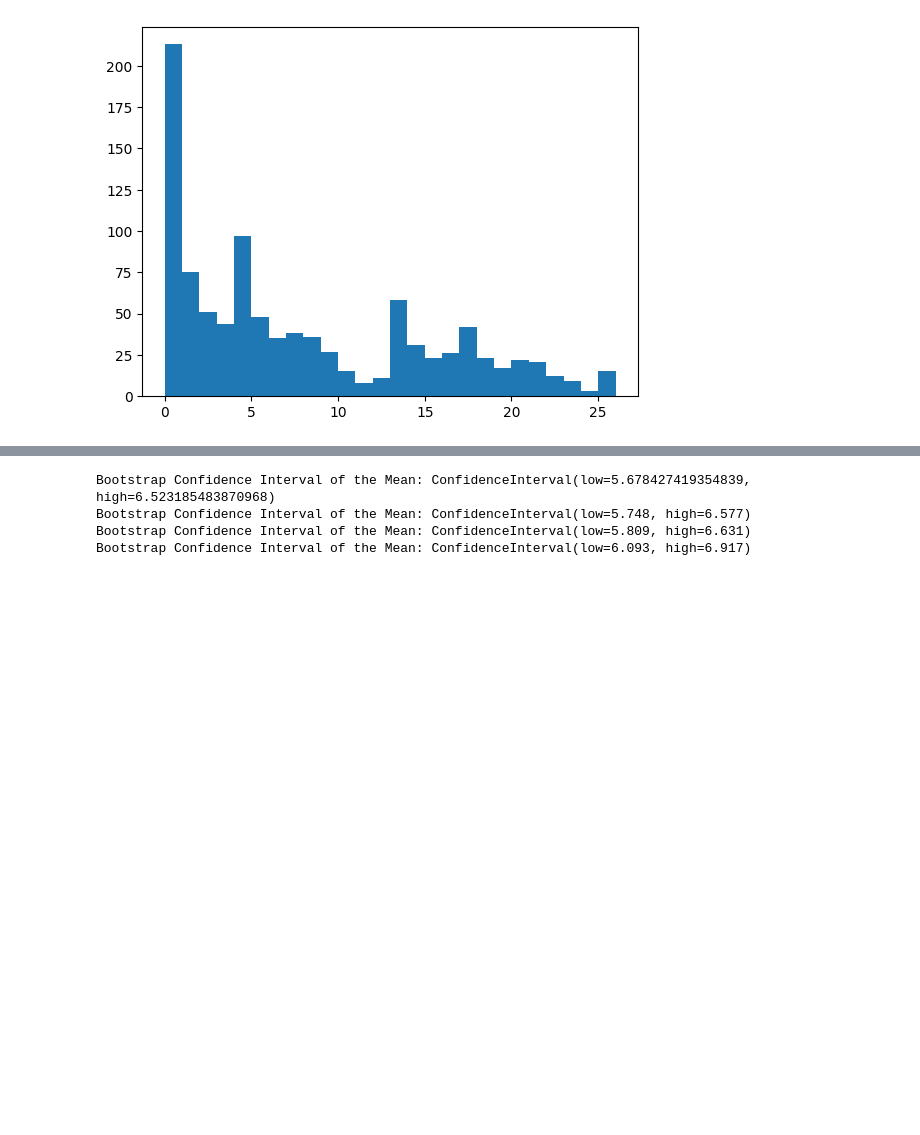
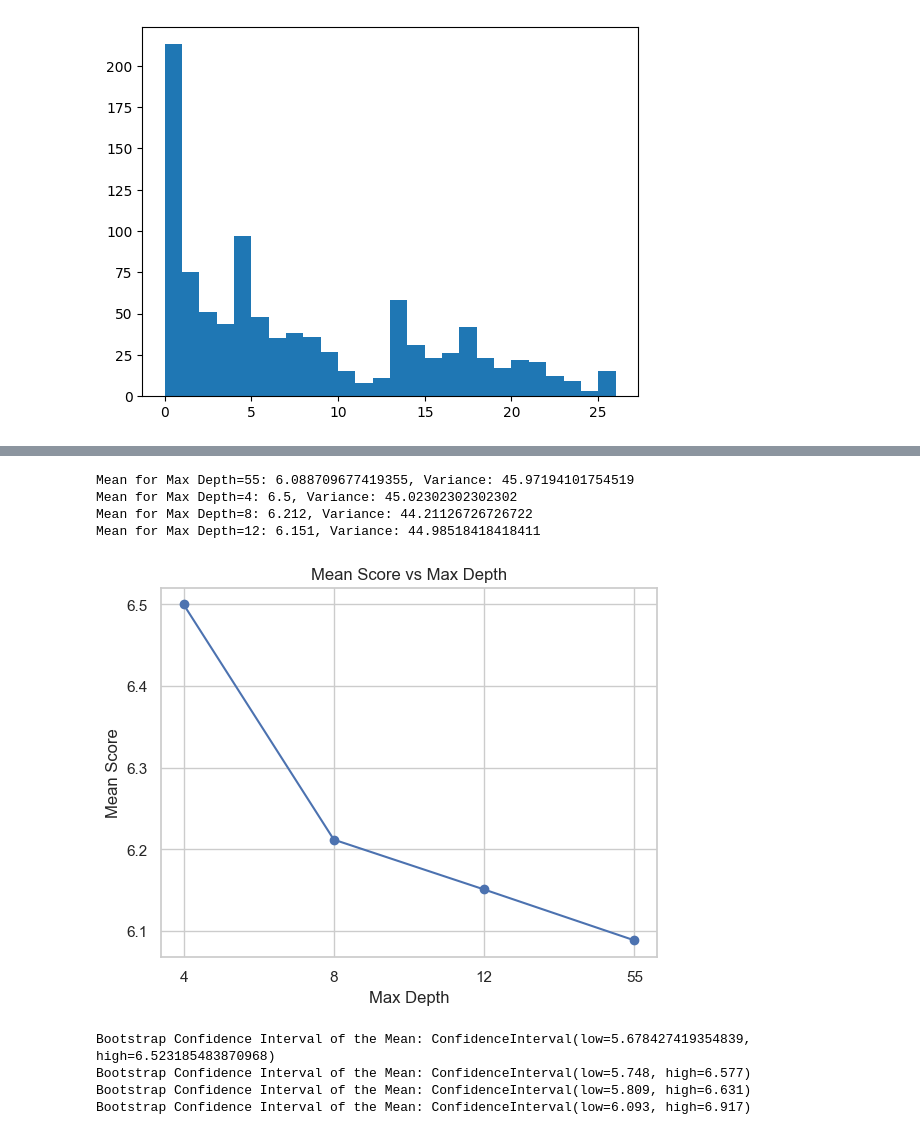
Before and after one commit to SirLeoIV/PlayIT, a Jupyter notebook: src/main/java/com/group09/playit/experiments/plots.ipynb, the cells around one changed output, grey strips where cells are left out. Cells and saved outputs as stored; diff of their text form; code cells hidden in the pictures; blank space fills up the shorter version.

```diff
--- a/src/main/java/com/group09/playit/experiments/plots.ipynb
+++ b/src/main/java/com/group09/playit/experiments/plots.ipynb
@@ -387,3 +296,42 @@ Accept the null hypothesis that MCTS with MAX_DEPTH=55 performs the same on aver
+# %%
+import pandas as pd
+import matplotlib.pyplot as plt
+
+df_depth_55 = pd.read_csv('results/MCTSAgent_Smart-SmartAgent.csv')
+df_depth_4 = pd.read_csv('results/MCTSAgent_Smart-SmartAgent-EXP_2-MAX_DEPTH_4.csv')
+df_depth_8 = pd.read_csv('results/MCTSAgent_Smart-SmartAgent-EXP_2-MAX_DEPTH_8.csv')
+df_depth_12 = pd.read_csv('results/MCTSAgent_Smart-SmartAgent-EXP_2-MAX_DEPTH_12.csv')
+
+mean_depth_55 = df_depth_55['MCTSAgent_Smart'].mean()
+variance_depth_55 = df_depth_55['MCTSAgent_Smart'].var()
+
+mean_depth_4 = df_depth_4['MCTSAgent_Smart'].mean()
+variance_depth_4 = df_depth_4['MCTSAgent_Smart'].var()
+
+mean_depth_8 = df_depth_8['MCTSAgent_Smart'].mean()
+variance_depth_8 = df_depth_8['MCTSAgent_Smart'].var()
+
+mean_depth_12 = df_depth_12['MCTSAgent_Smart'].mean()
+variance_depth_12 = df_depth_12['MCTSAgent_Smart'].var()
+
+print(f'Mean for Max Depth=55: {mean_depth_55}, Variance: {variance_depth_55}')
+print(f'Mean for Max Depth=4: {mean_depth_4}, Variance: {variance_depth_4}')
+print(f'Mean for Max Depth=8: {mean_depth_8}, Variance: {variance_depth_8}')
+print(f'Mean for Max Depth=12: {mean_depth_12}, Variance: {variance_depth_12}')
+
+plt.plot(['4', '8', '12', '55'], [ mean_depth_4, mean_depth_8, mean_depth_12, mean_depth_55,], marker='o')
+
+plt.xlabel('Max Depth')
+plt.ylabel('Mean Score')
+plt.title('Mean Score vs Max Depth')
+
+plt.show()
+# %% [output]
+Mean for Max Depth=55: 6.088709677419355, Variance: 45.97194101754519
+Mean for Max Depth=4: 6.5, Variance: 45.02302302302302
+Mean for Max Depth=8: 6.212, Variance: 44.21126726726722
+Mean for Max Depth=12: 6.151, Variance: 44.98518418418411
+[figure, added]
 # %%
 # Bootstrapping to see whether that changes something for the accuracy... not really
 
```
Also changed, not shown: parts of 6 cells of this notebook.
